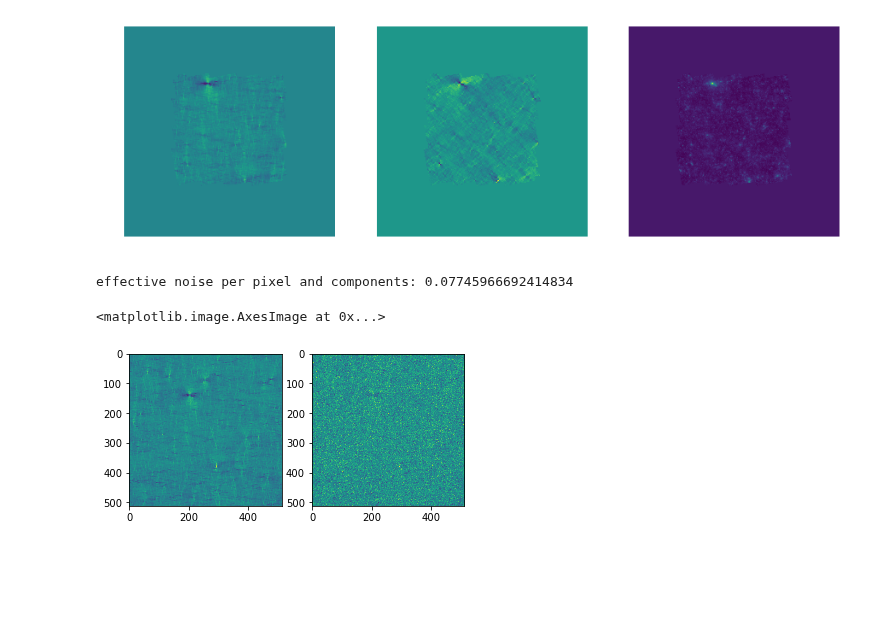
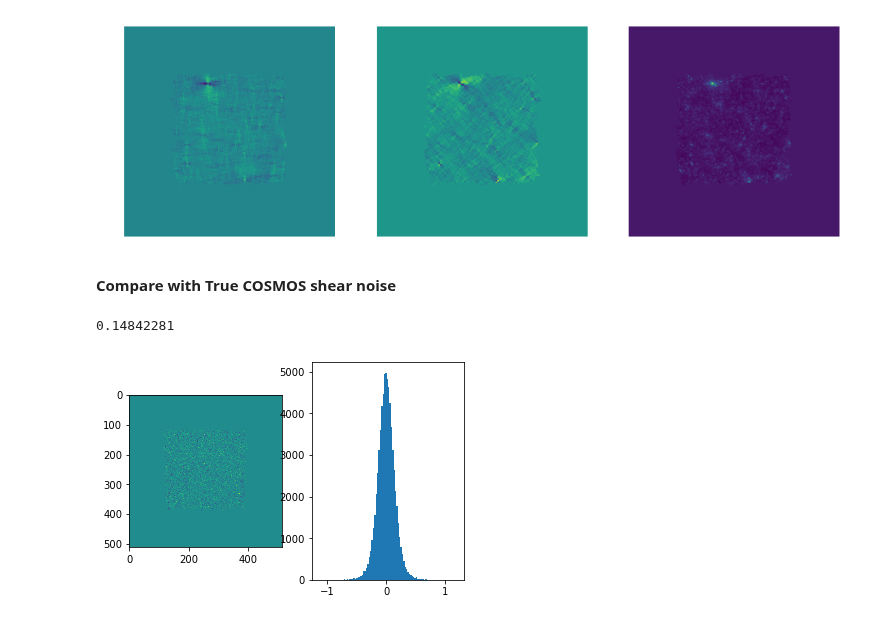
Before and after one commit to CosmoStat/jax-lensing, a Jupyter notebook: notebooks/KappaTNG_COSMOS_emulation.ipynb, the cells around one changed output. Drawn from its saved outputs; the diff is of its cells as text; code cells hidden in the pictures; blank space fills up the shorter version.

Commit message:
correct noise in e maps #13

```diff
--- a/notebooks/KappaTNG_COSMOS_emulation.ipynb
+++ b/notebooks/KappaTNG_COSMOS_emulation.ipynb
@@ -81,10 +81,16 @@ axis('off')
 # %% [output]
 (-0.5, 511.5, 511.5, -0.5)
 [figure]
-# %%
-# We are going to simulate observations for 30 galaxies per sq. arcmin.
-ngal_cosmos = 8 # This how many galaxies we have in real cosmos data
-sigma_noise = 0.15*sqrt(8)/sqrt(30) # We have a noise of 0.15 in real data
-print("effective noise per pixel and components:", sigma_noise )
-# %% [output]
-effective noise per pixel and components: 0.07745966692414834
+# %% [markdown]
+**Compare with True COSMOS shear noise**
+# %%
+cosmos_e1 = fits.getdata('../data/COSMOS/cosmos_full_e1_0.29arcmin.fits').astype('float32')
+subplot(121)
+imshow(cosmos_e1)
+subplot(122)
+m = cosmos_e1 == 0
+hist(cosmos_e1[~m], 100);
+print(jnp.std(cosmos_e1[~m]))
+# %% [output]
+0.14842281
+[figure, added]
@@ -92,11 +100,3 @@ effective noise per pixel and components: 0.07745966692414834
 # And, last but not least, we can also include reduced shear
 g1 = e1 / (1 - k)
 g2 = e2 / (1 - k)
-# %%
-subplot(121)
-imshow(e1)
-subplot(122)
-imshow(g1 + sigma_noise*randn(512,512))
-# %% [output]
-<matplotlib.image.AxesImage at 0x...>
-[figure, removed]
```
Also changed, not shown: parts of 2 cells of this notebook.
